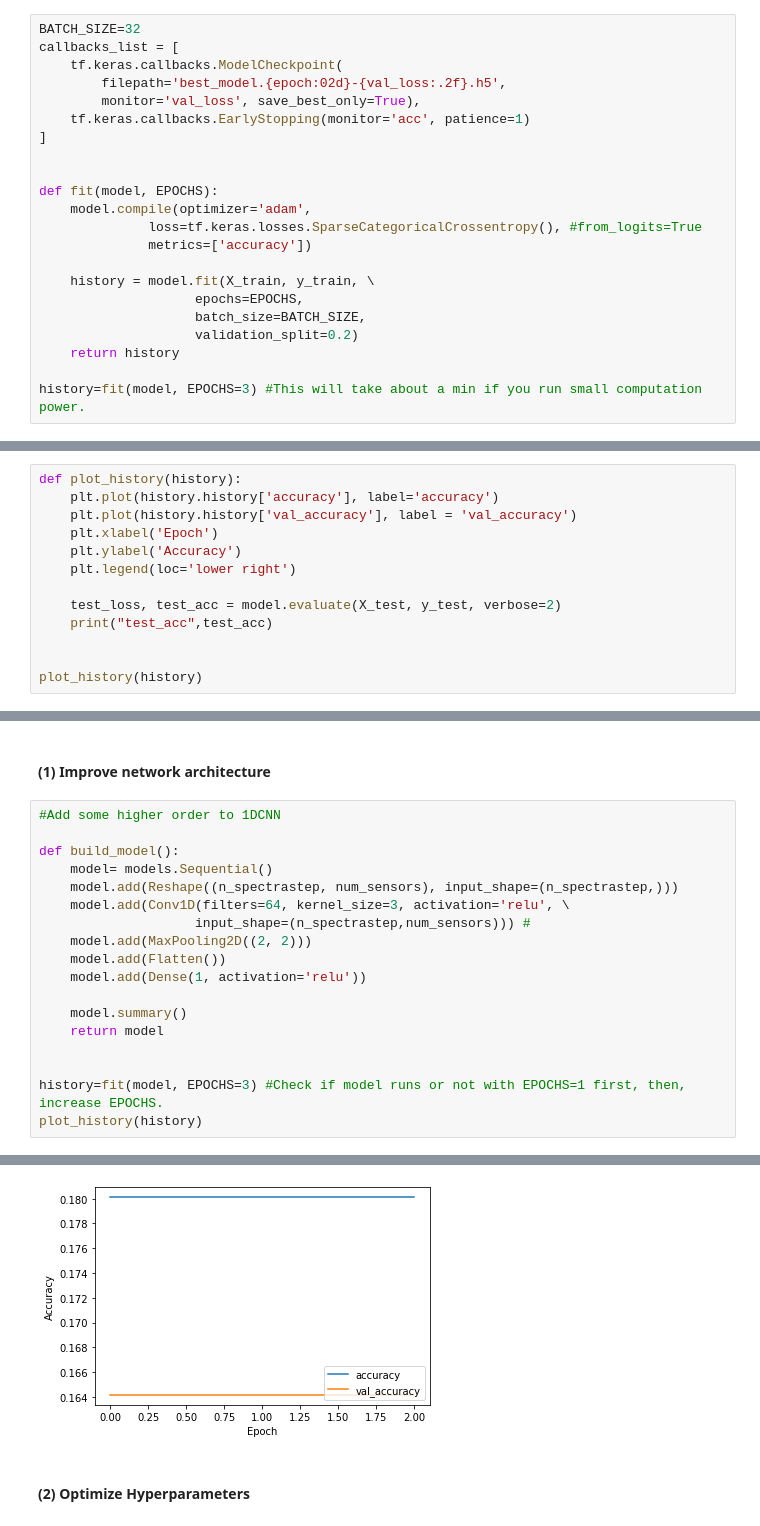
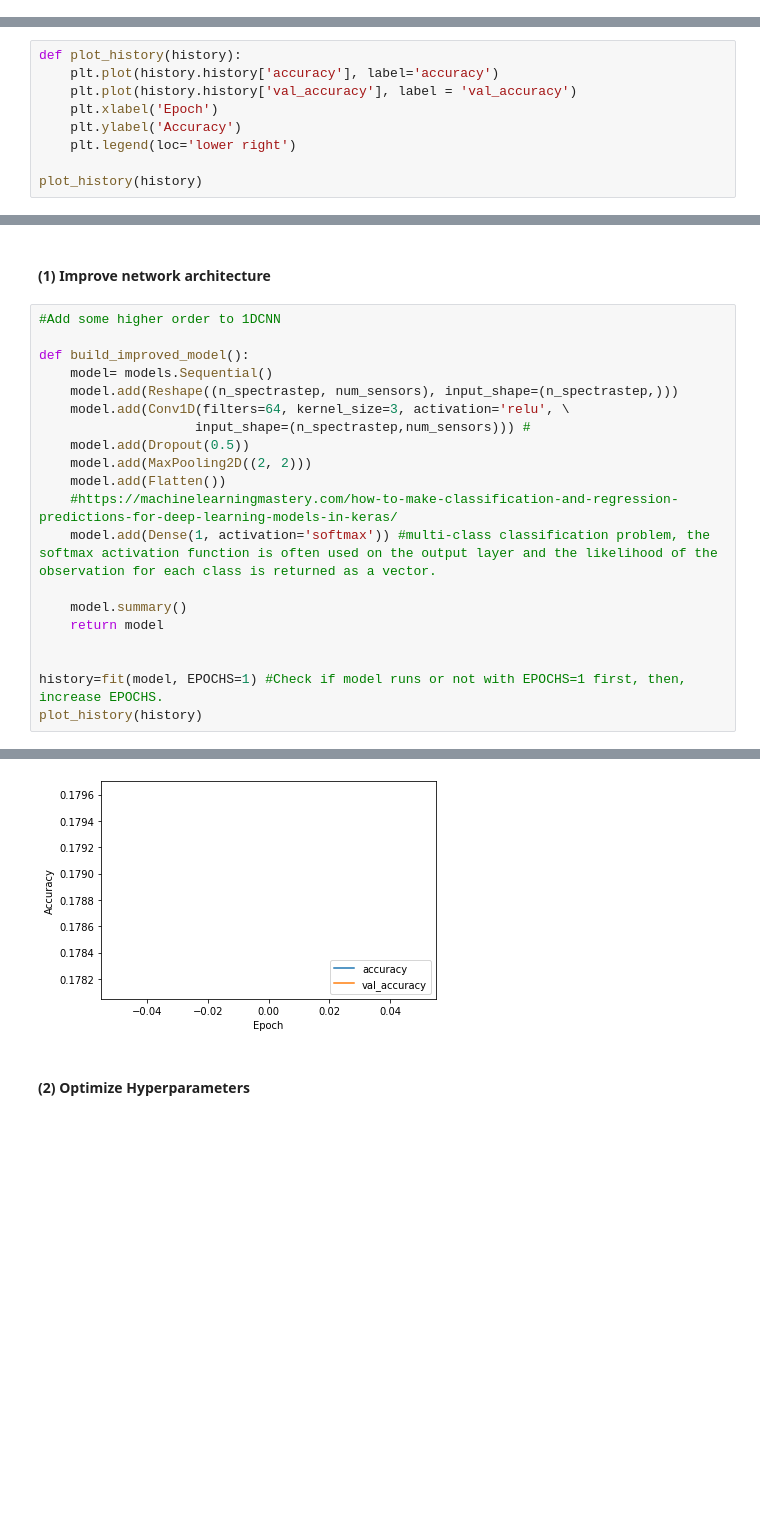
Before and after one commit to parksoy/DAMADAY2020_NASA, a Jupyter notebook: SoyoungAppendToVDP.ipynb, the cells around one changed output, grey strips where cells are left out. Saved outputs shown, nothing was run; the diff lists cells and outputs as text; blank space fills up the shorter version.

```diff
--- a/SoyoungAppendToVDP.ipynb
+++ b/SoyoungAppendToVDP.ipynb
@@ -476,24 +503,2 @@ Trainable params: 321
 Non-trainable params: 0
 _________________________________________________________________
-# %%
-BATCH_SIZE=32
-callbacks_list = [
-    tf.keras.callbacks.ModelCheckpoint(
-        filepath='best_model.{epoch:02d}-{val_loss:.2f}.h5',
-        monitor='val_loss', save_best_only=True),
-    tf.keras.callbacks.EarlyStopping(monitor='acc', patience=1)
-]
-
-
-def fit(model, EPOCHS):
-    model.compile(optimizer='adam',
-              loss=tf.keras.losses.SparseCategoricalCrossentropy(), #from_logits=True
-              metrics=['accuracy'])
-
-    history = model.fit(X_train, y_train, \
-                    epochs=EPOCHS,
-                    batch_size=BATCH_SIZE,
-                    validation_split=0.2)
-    return history
-
-history=fit(model, EPOCHS=3) #This will take about a min if you run small computation power.
@@ -514,9 +560,5 @@ def plot_history(history):
     plt.ylabel('Accuracy')
     plt.legend(loc='lower right')
 
-    test_loss, test_acc = model.evaluate(X_test, y_test, verbose=2)
-    print("test_acc",test_acc)
-
-
 plot_history(history)
 # %% [output]
@@ -530,19 +570,21 @@ test_acc 0.16972649097442627
 # %%
 #Add some higher order to 1DCNN
 
-def build_model():
+def build_improved_model():
     model= models.Sequential()
     model.add(Reshape((n_spectrastep, num_sensors), input_shape=(n_spectrastep,)))
     model.add(Conv1D(filters=64, kernel_size=3, activation='relu', \
                     input_shape=(n_spectrastep,num_sensors))) #
+    model.add(Dropout(0.5))
     model.add(MaxPooling2D((2, 2)))
     model.add(Flatten())
-    model.add(Dense(1, activation='relu'))
+    #https://machinelearningmastery.com/how-to-make-classification-and-regression-predictions-for-deep-learning-models-in-keras/
+    model.add(Dense(1, activation='softmax')) #multi-class classification problem, the softmax activation function is often used on the output layer and the likelihood of the observation for each class is returned as a vector.
 
     model.summary()
     return model
 
 
-history=fit(model, EPOCHS=3) #Check if model runs or not with EPOCHS=1 first, then, increase EPOCHS.
+history=fit(model, EPOCHS=1) #Check if model runs or not with EPOCHS=1 first, then, increase EPOCHS.
 plot_history(history)
 # %% [output]
@@ -557,4 +592,4 @@ test_acc 0.16972649097442627
-[figure, old version]
+[figure, new version]
 # %% [markdown]
 #### (2) Optimize Hyperparameters
 # %% [markdown]
```
Also changed, not shown: parts of 26 cells of this notebook.
